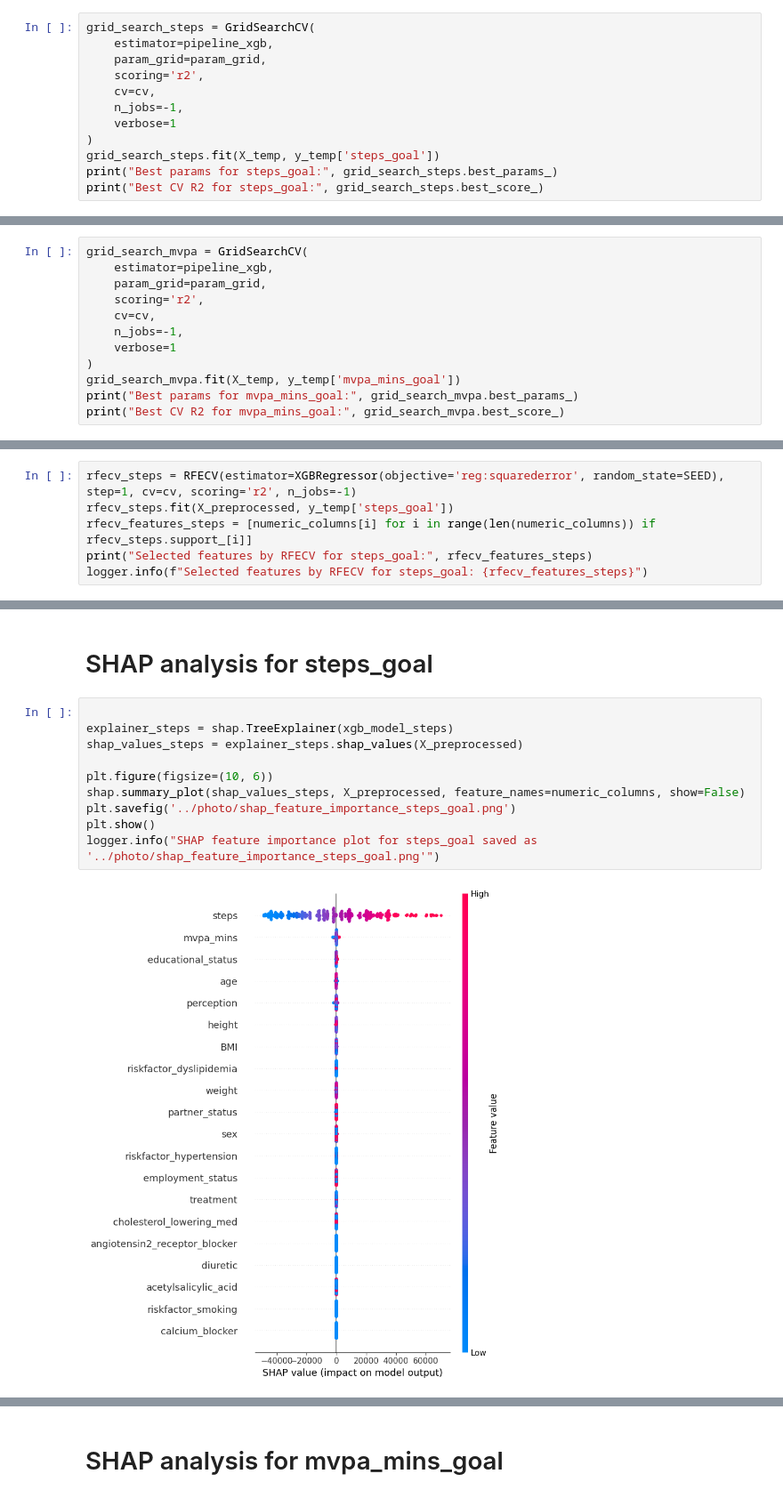
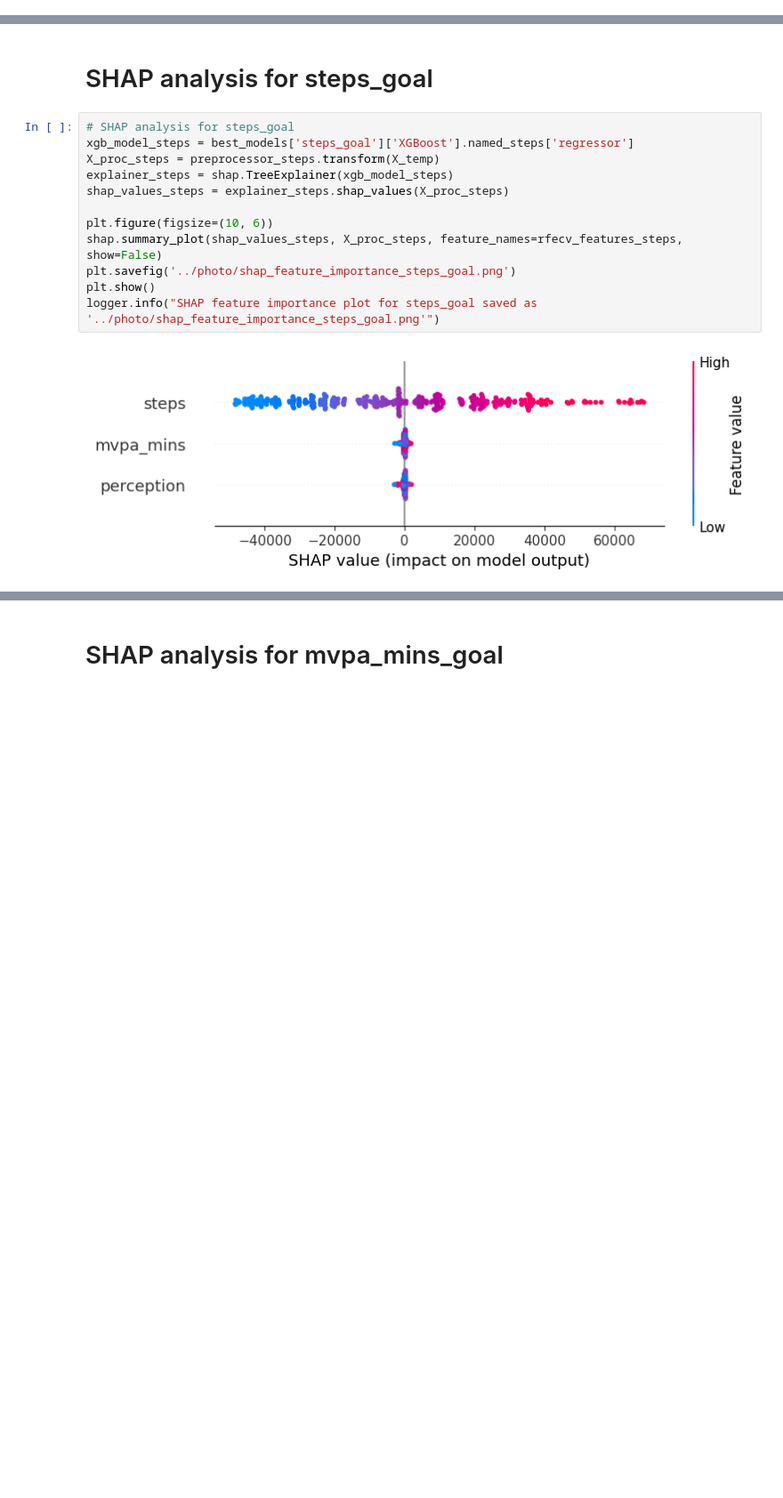
Before and after one commit to aliowx/activity-goal-prediction, a Jupyter notebook: notebook/final_model_notebook.ipynb, the cells around one changed output, grey strips where cells are left out. Shown at 89% size. Cells and saved outputs as stored; diff of their text form; blank space fills up the shorter version.

Commit message:
feat:🚑 update the model

```diff
--- a/notebook/final_model_notebook.ipynb
+++ b/notebook/final_model_notebook.ipynb
@@ -487,12 +526,0 @@ param_grid = {
-# %%
-grid_search_steps = GridSearchCV(
-    estimator=pipeline_xgb,
-    param_grid=param_grid,
-    scoring='r2',
-    cv=cv,
-    n_jobs=-1,
-    verbose=1
-)
-grid_search_steps.fit(X_temp, y_temp['steps_goal'])
-print("Best params for steps_goal:", grid_search_steps.best_params_)
-print("Best CV R2 for steps_goal:", grid_search_steps.best_score_)
@@ -505,12 +526,0 @@ Best CV R2 for steps_goal: 0.9577268487086356
-# %%
-grid_search_mvpa = GridSearchCV(
-    estimator=pipeline_xgb,
-    param_grid=param_grid,
-    scoring='r2',
-    cv=cv,
-    n_jobs=-1,
-    verbose=1
-)
-grid_search_mvpa.fit(X_temp, y_temp['mvpa_mins_goal'])
-print("Best params for mvpa_mins_goal:", grid_search_mvpa.best_params_)
-print("Best CV R2 for mvpa_mins_goal:", grid_search_mvpa.best_score_)
@@ -681,6 +526,0 @@ rfecv_steps
-# %%
-rfecv_steps = RFECV(estimator=XGBRegressor(objective='reg:squarederror', random_state=SEED), step=1, cv=cv, scoring='r2', n_jobs=-1)
-rfecv_steps.fit(X_preprocessed, y_temp['steps_goal'])
-rfecv_features_steps = [numeric_columns[i] for i in range(len(numeric_columns)) if rfecv_steps.support_[i]]
-print("Selected features by RFECV for steps_goal:", rfecv_features_steps)
-logger.info(f"Selected features by RFECV for steps_goal: {rfecv_features_steps}")
@@ -701,14 +847,16 @@ Selected features by RFECV for mvpa_mins_goal: ['BMI', 'treatment', 'steps', 'mv
 # %% [markdown]
 # SHAP analysis for steps_goal
 # %%
-
+# SHAP analysis for steps_goal
+xgb_model_steps = best_models['steps_goal']['XGBoost'].named_steps['regressor']
+X_proc_steps = preprocessor_steps.transform(X_temp)
 explainer_steps = shap.TreeExplainer(xgb_model_steps)
-shap_values_steps = explainer_steps.shap_values(X_preprocessed)
+shap_values_steps = explainer_steps.shap_values(X_proc_steps)
 
 plt.figure(figsize=(10, 6))
-shap.summary_plot(shap_values_steps, X_preprocessed, feature_names=numeric_columns, show=False)
+shap.summary_plot(shap_values_steps, X_proc_steps, feature_names=rfecv_features_steps, show=False)
 plt.savefig('../photo/shap_feature_importance_steps_goal.png')
 plt.show()
 logger.info("SHAP feature importance plot for steps_goal saved as '../photo/shap_feature_importance_steps_goal.png'")
 # %% [output]
-[figure, old version]
+[figure, new version]
```
Also changed, not shown: parts of 70 cells of this notebook.
